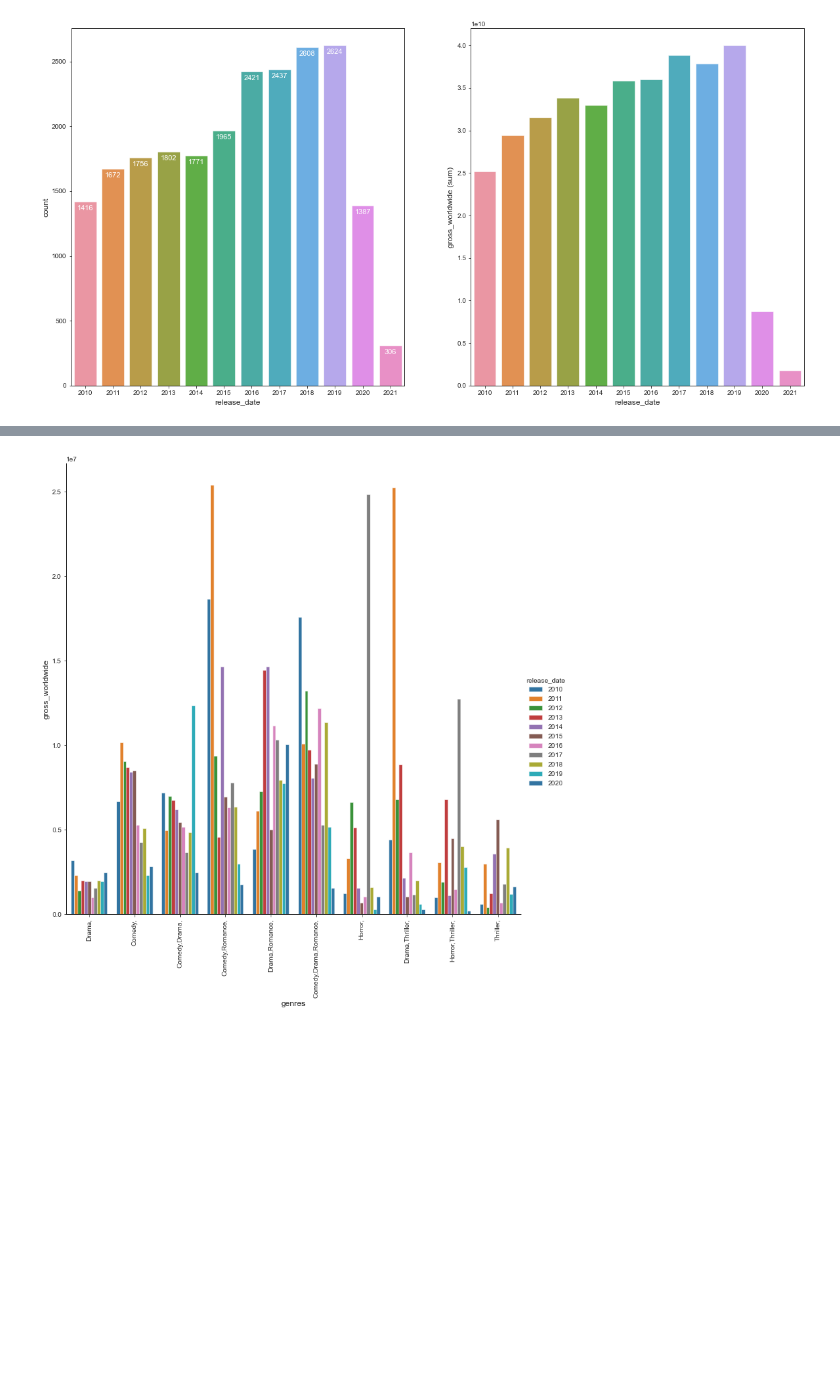
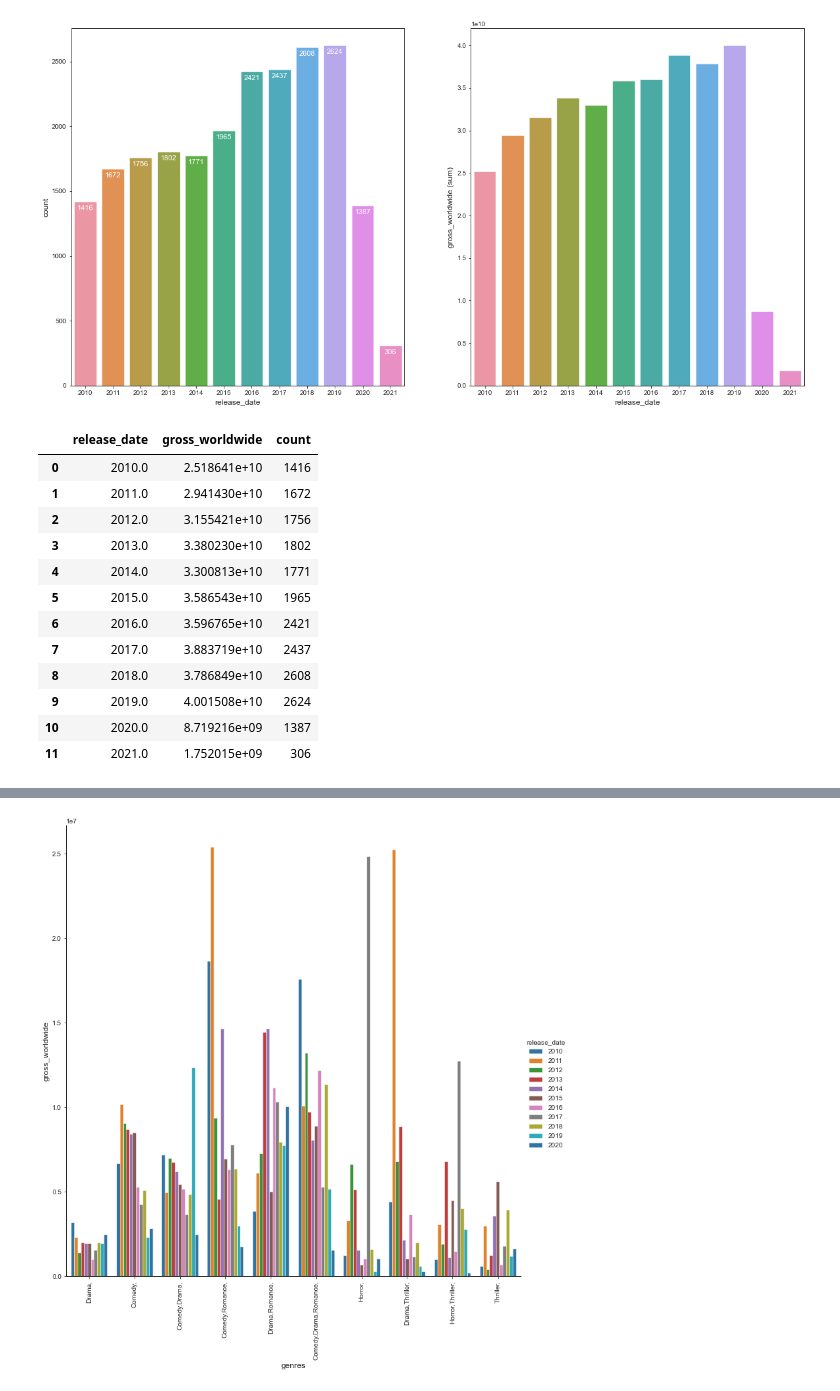
Before and after one commit to icyj1003/imdb-movies-gross, a Jupyter notebook: new_eda.ipynb, the cells around one changed output, grey strips where cells are left out. Drawn from its saved outputs; the diff is of its cells as text; code cells hidden in the pictures; blank space fills up the shorter version.

```diff
--- a/new_eda.ipynb
+++ b/new_eda.ipynb
@@ -133,3 +133,21 @@ for p in ax[0].patches:
                 textcoords='offset points')
 # %% [output]
 [figure]
+# %%
+temp = df.groupby('release_date', as_index=False)['gross_worldwide'].sum()
+temp['count'] = df.release_date.value_counts().sort_index().values
+temp
+# %% [output]
+|  | release_date | gross_worldwide | count |
+| 0 | 2010.0 | 2.518641e+10 | 1416 |
+| 1 | 2011.0 | 2.941430e+10 | 1672 |
+| 2 | 2012.0 | 3.155421e+10 | 1756 |
+| 3 | 2013.0 | 3.380230e+10 | 1802 |
+| 4 | 2014.0 | 3.300813e+10 | 1771 |
+| 5 | 2015.0 | 3.586543e+10 | 1965 |
+| 6 | 2016.0 | 3.596765e+10 | 2421 |
+| 7 | 2017.0 | 3.883719e+10 | 2437 |
+| 8 | 2018.0 | 3.786849e+10 | 2608 |
+| 9 | 2019.0 | 4.001508e+10 | 2624 |
+| 10 | 2020.0 | 8.719216e+09 | 1387 |
+| 11 | 2021.0 | 1.752015e+09 | 306 |
```
Also changed, not shown: parts of 3 cells of this notebook, 8 other files.
